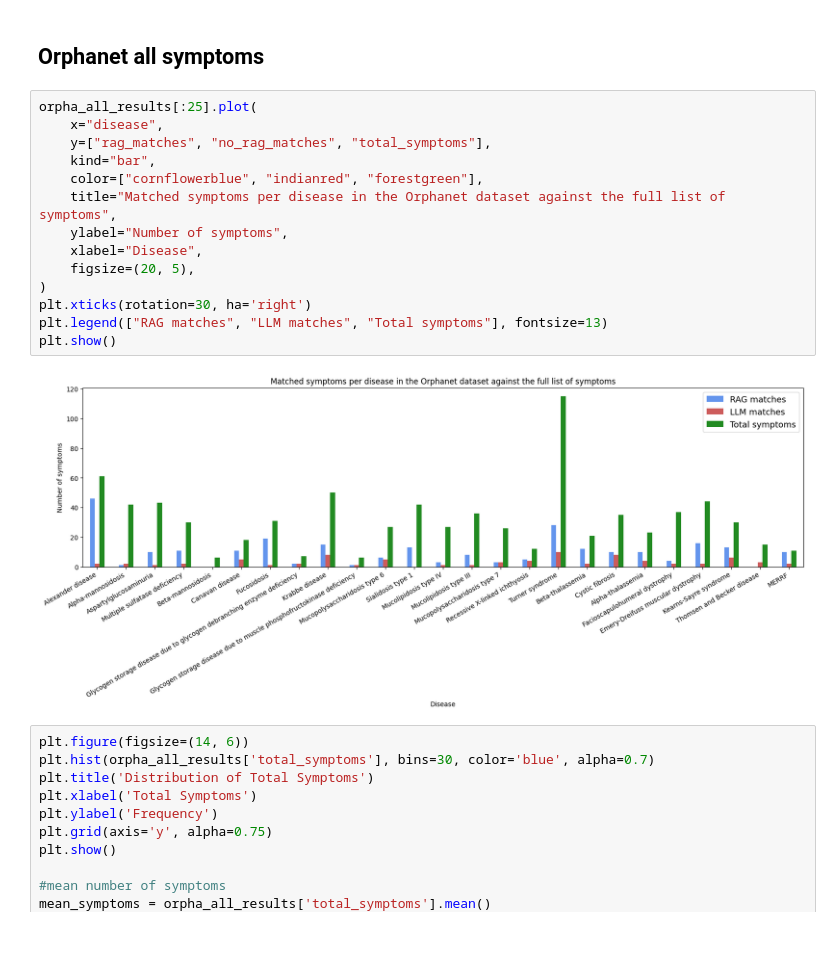
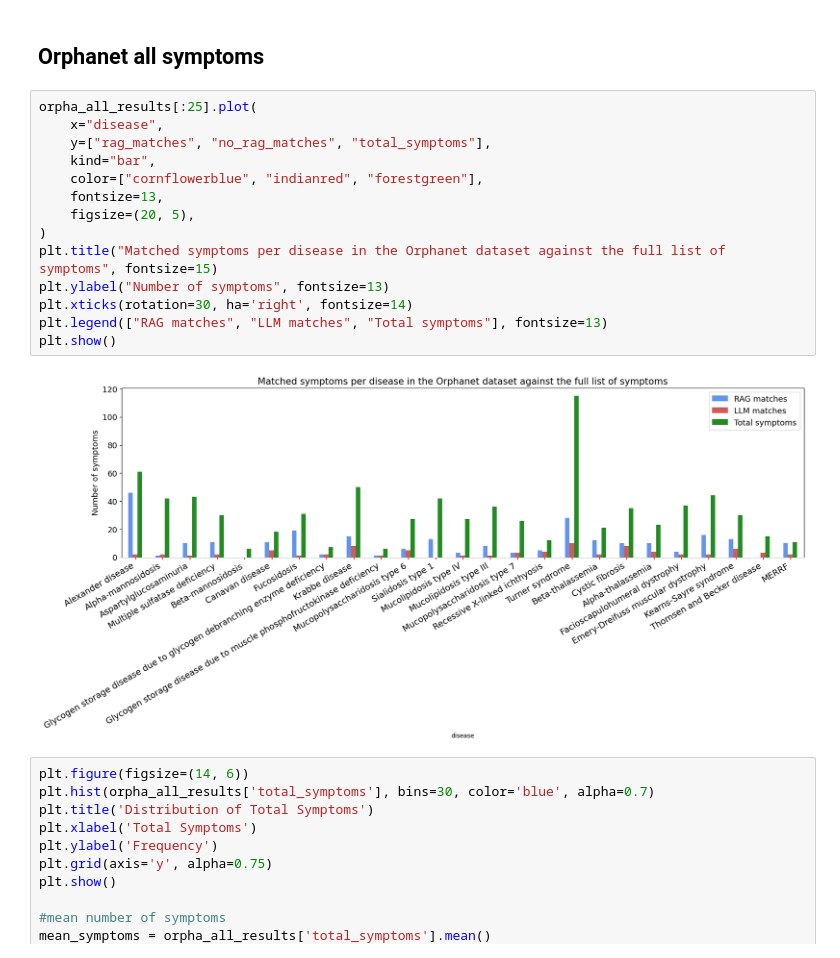
Before and after one commit to laurasck14/KG-RAG, a Jupyter notebook: DiseaseMode/notebooks/disease_mode_plots.ipynb, the cells around one changed output. Saved outputs shown, nothing was run; the diff lists cells and outputs as text.

Commit message:
final plots, label size adjustments

```diff
--- a/DiseaseMode/notebooks/disease_mode_plots.ipynb
+++ b/DiseaseMode/notebooks/disease_mode_plots.ipynb
@@ -37,19 +37,19 @@ with open(orpha_results, 'r') as f:
 # %%
 orpha_all_results[:25].plot(
     x="disease",
     y=["rag_matches", "no_rag_matches", "total_symptoms"],
     kind="bar",
     color=["cornflowerblue", "indianred", "forestgreen"],
-    title="Matched symptoms per disease in the Orphanet dataset against the full list of symptoms",
-    ylabel="Number of symptoms",
-    xlabel="Disease",
+    fontsize=13,
     figsize=(20, 5),
 )
-plt.xticks(rotation=30, ha='right')
+plt.title("Matched symptoms per disease in the Orphanet dataset against the full list of symptoms", fontsize=15)
+plt.ylabel("Number of symptoms", fontsize=13)
+plt.xticks(rotation=30, ha='right', fontsize=14)
 plt.legend(["RAG matches", "LLM matches", "Total symptoms"], fontsize=13)
 plt.show()
 # %% [output]
-[figure, old version]
+[figure, new version]
 # %%
 plt.figure(figsize=(14, 6))
 plt.hist(orpha_all_results['total_symptoms'], bins=30, color='blue', alpha=0.7)
```
Also changed, not shown: parts of 3 cells of this notebook, 1 other file.
